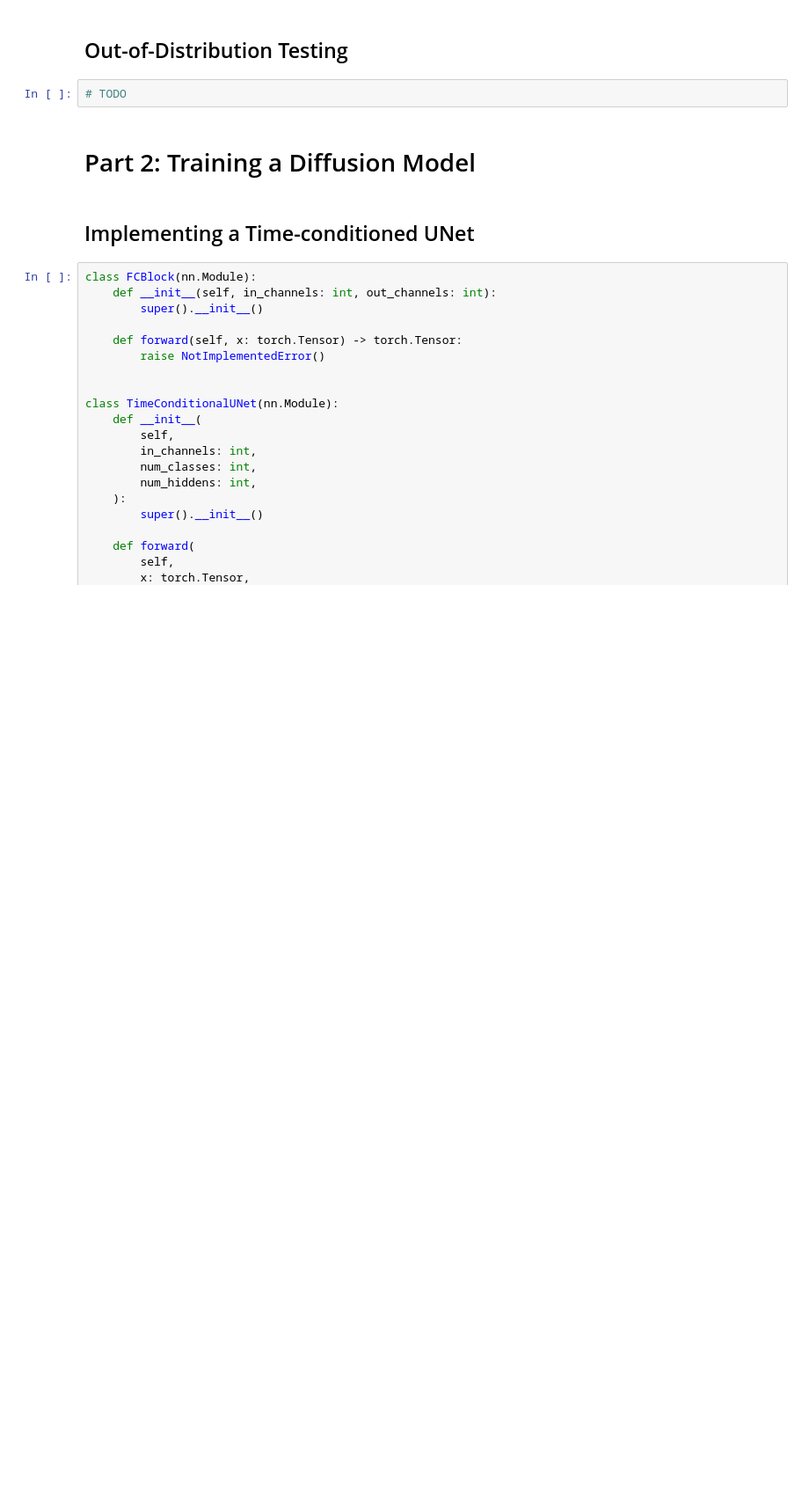
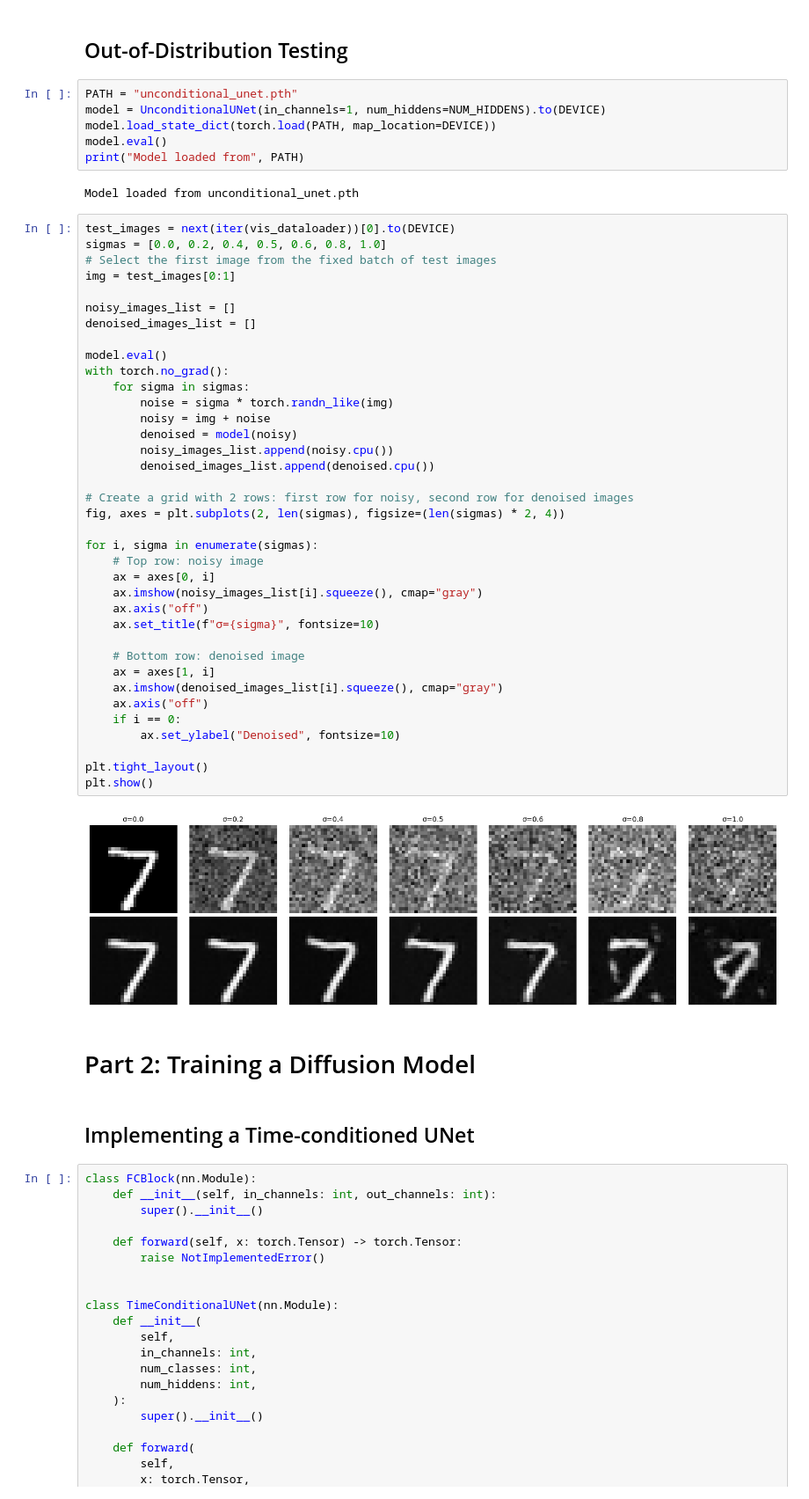
Before and after one commit to Astrak00/CS444, a Jupyter notebook: assignment5/assignment5_starter_sp25.ipynb, the cells around one changed output. Shown at 88% size. Drawn from its saved outputs; the diff is of its cells as text; blank space fills up the shorter version.

```diff
--- a/assignment5/assignment5_starter_sp25.ipynb
+++ b/assignment5/assignment5_starter_sp25.ipynb
@@ -363,7 +533,52 @@ dataloader = DataLoader(dataset, batch_size=256, shuffle=True)
 # %% [markdown]
 ## Out-of-Distribution Testing
-# %%
-# TODO
+# %%
+PATH = "unconditional_unet.pth"
+model = UnconditionalUNet(in_channels=1, num_hiddens=NUM_HIDDENS).to(DEVICE)
+model.load_state_dict(torch.load(PATH, map_location=DEVICE))
+model.eval()
+print("Model loaded from", PATH)
+# %% [output]
+Model loaded from unconditional_unet.pth
+# %%
+test_images = next(iter(vis_dataloader))[0].to(DEVICE)
+sigmas = [0.0, 0.2, 0.4, 0.5, 0.6, 0.8, 1.0]
+# Select the first image from the fixed batch of test images
+img = test_images[0:1]
+
+noisy_images_list = []
+denoised_images_list = []
+
+model.eval()
+with torch.no_grad():
+    for sigma in sigmas:
+        noise = sigma * torch.randn_like(img)
+        noisy = img + noise
+        denoised = model(noisy)
+        noisy_images_list.append(noisy.cpu())
+        denoised_images_list.append(denoised.cpu())
+
+# Create a grid with 2 rows: first row for noisy, second row for denoised images
+fig, axes = plt.subplots(2, len(sigmas), figsize=(len(sigmas) * 2, 4))
+
+for i, sigma in enumerate(sigmas):
+    # Top row: noisy image
+    ax = axes[0, i]
+    ax.imshow(noisy_images_list[i].squeeze(), cmap="gray")
+    ax.axis("off")
+    ax.set_title(f"σ={sigma}", fontsize=10)
+
+    # Bottom row: denoised image
+    ax = axes[1, i]
+    ax.imshow(denoised_images_list[i].squeeze(), cmap="gray")
+    ax.axis("off")
+    if i == 0:
+        ax.set_ylabel("Denoised", fontsize=10)
+
+plt.tight_layout()
+plt.show()
+# %% [output]
+[figure, added]
 # %% [markdown]
 # Part 2: Training a Diffusion Model
 # %% [markdown]
```
Also changed, not shown: parts of 7 cells of this notebook.
